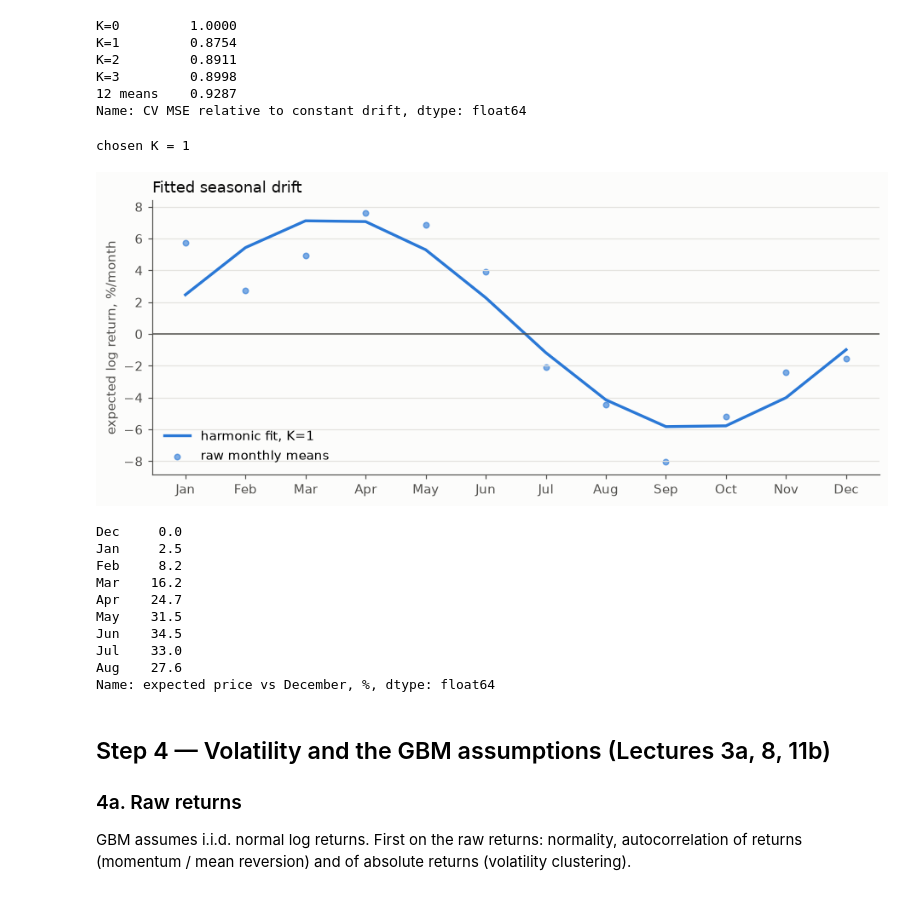
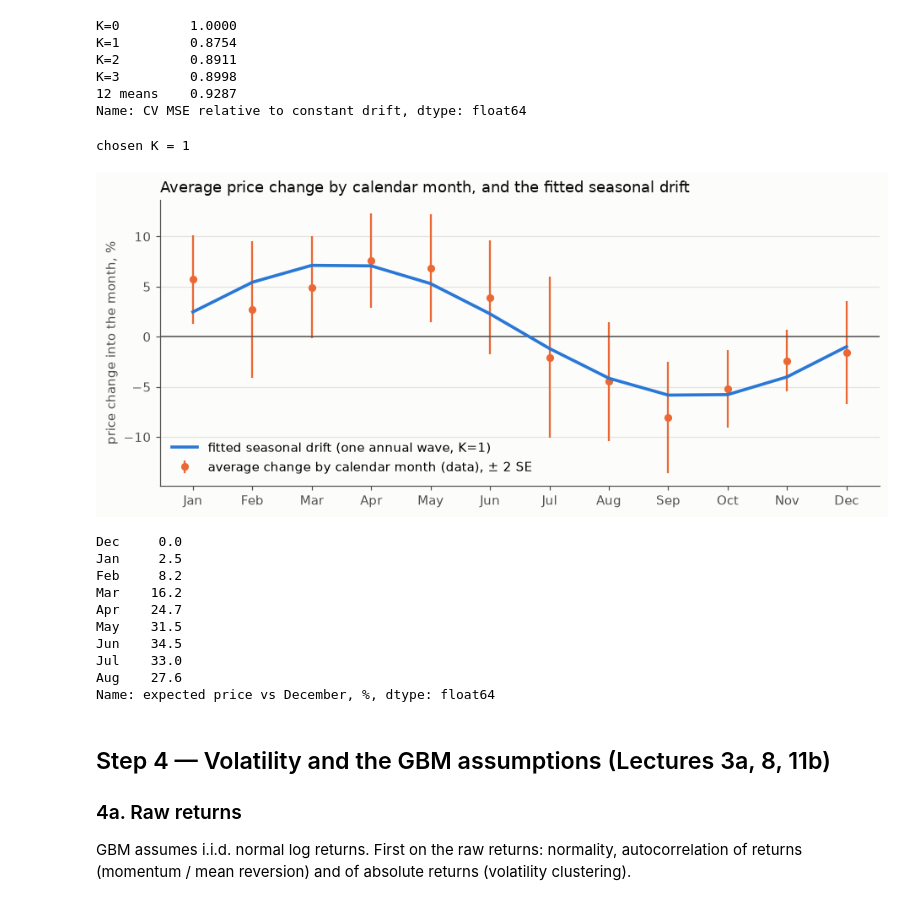
Before and after one commit to thummim-mekuria/erdos_project, a Jupyter notebook: maize_storage_option.ipynb, the cells around one changed output. Saved outputs shown, nothing was run; the diff lists cells and outputs as text; code cells hidden in the pictures.

Commit message:
Notebook: combine monthly-average and fitted-drift plots in Step 3
Co-Authored-By: Claude Opus 5.5 <noreply@anthropic.com>

```diff
--- a/maize_storage_option.ipynb
+++ b/maize_storage_option.ipynb
@@ -260,23 +251,24 @@ Name: CV MSE relative to constant drift, dtype: float64
 # %%
 K = int(cv.drop("12 means").idxmin().split("=")[1])
 print("chosen K =", K)
 g = pd.Series(g_of(fit_drift(r, K), K), index=MONTHS)
 
-fig, ax = plt.subplots(figsize=(10, 3.8))
-ax.plot(range(12), 100 * g.values, color=BLUE, lw=2.2, label=f"harmonic fit, K={K}")
-ax.scatter(np.arange(12), 100 * mm["mean"], color=BLUE, s=18, alpha=.6, label="raw monthly means")
+fig, ax = plt.subplots(figsize=(10, 4))
+ax.errorbar(np.arange(12), 100 * mm["mean"], yerr=200 * mm["se"], fmt="o", ms=5, color=ORANGE,
+            capsize=0, lw=1.5, label="average change by calendar month (data), ± 2 SE", zorder=2)
+ax.plot(range(12), 100 * g.values, color=BLUE, lw=2.4, label=f"fitted seasonal drift (one annual wave, K={K})", zorder=3)
 ax.axhline(0, color=INK2, lw=1)
-ax.set_xticks(range(12), MONTHS); ax.set_ylabel("expected log return, %/month")
-ax.set_title("Fitted seasonal drift", loc="left", color=INK)
+ax.set_xticks(range(12), MONTHS); ax.set_ylabel("price change into the month, %")
+ax.set_title("Average price change by calendar month, and the fitted seasonal drift", loc="left", color=INK)
 ax.legend(frameon=False, loc="lower left"); ax.grid(axis="x", visible=False)
 plt.show()
 
 # implied average seasonal path from December (the storage start), as % above December
 path = 100 * (np.exp(np.cumsum(np.r_[0, g[MONTHS[:8]].values])) - 1)
 pd.Series(path, index=["Dec"] + MONTHS[:8]).round(1).rename("expected price vs December, %")
 # %% [output]
 chosen K = 1
-[figure, old version]
+[figure, new version]
 Dec     0.0
 Jan     2.5
 Feb     8.2
```
Also changed, not shown: parts of 2 cells of this notebook.
